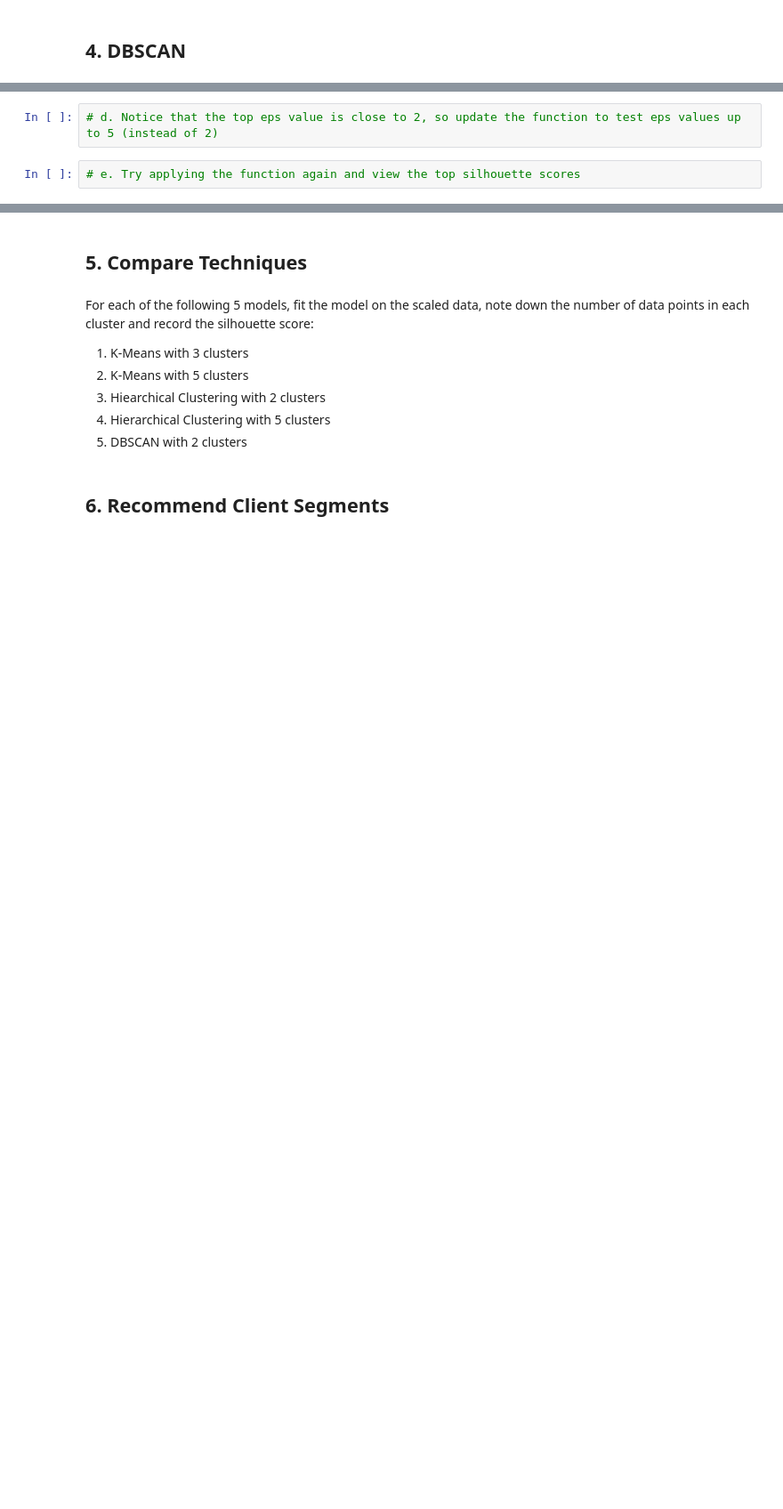
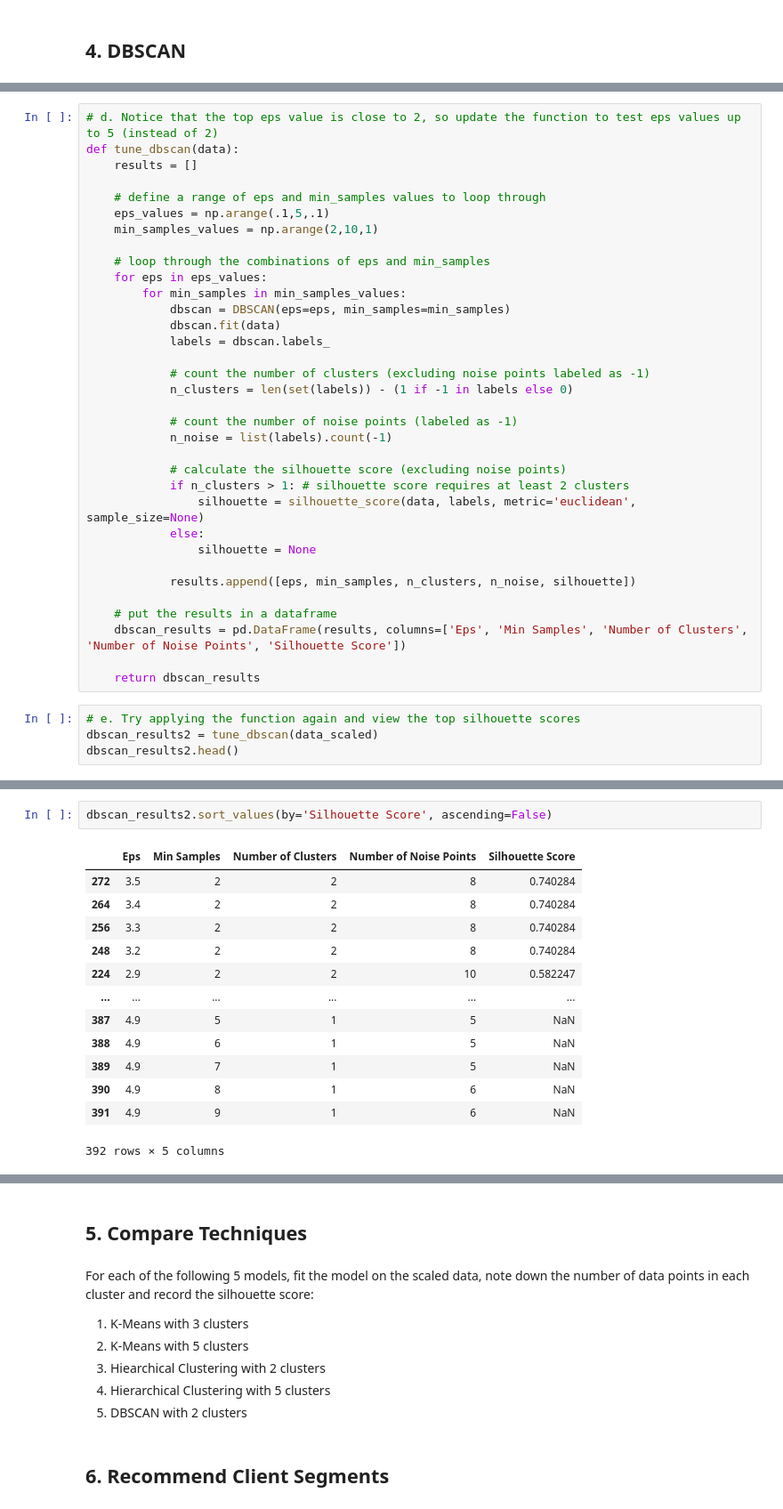
Before and after one commit to Camiloesp/PythonDataScience_UnsupervisedML, a Jupyter notebook: Course Assignment Notebooks/section05_clustering_project.ipynb, the cells around one changed output, grey strips where cells are left out. Shown: that part at 89% size. Cells and saved outputs as stored; diff of their text form; blank space fills up the shorter version.

```diff
--- a/Course Assignment Notebooks/section05_clustering_project.ipynb
+++ b/Course Assignment Notebooks/section05_clustering_project.ipynb
@@ -324,4 +413,38 @@ for n in range(2,21):
 # %%
 # d. Notice that the top eps value is close to 2, so update the function to test eps values up to 5 (instead of 2)
+def tune_dbscan(data):
+    results = []
+
+    # define a range of eps and min_samples values to loop through
+    eps_values = np.arange(.1,5,.1)
+    min_samples_values = np.arange(2,10,1)
+
+    # loop through the combinations of eps and min_samples
+    for eps in eps_values:
+        for min_samples in min_samples_values:
+            dbscan = DBSCAN(eps=eps, min_samples=min_samples)
+            dbscan.fit(data)
+            labels = dbscan.labels_
+
+            # count the number of clusters (excluding noise points labeled as -1)
+            n_clusters = len(set(labels)) - (1 if -1 in labels else 0)
+
+            # count the number of noise points (labeled as -1)
+            n_noise = list(labels).count(-1)
+
+            # calculate the silhouette score (excluding noise points)
+            if n_clusters > 1: # silhouette score requires at least 2 clusters
+                silhouette = silhouette_score(data, labels, metric='euclidean', sample_size=None)
+            else:
+                silhouette = None
+
+            results.append([eps, min_samples, n_clusters, n_noise, silhouette])
+
+    # put the results in a dataframe
+    dbscan_results = pd.DataFrame(results, columns=['Eps', 'Min Samples', 'Number of Clusters', 'Number of Noise Points', 'Silhouette Score'])
+
+    return dbscan_results
 # %%
 # e. Try applying the function again and view the top silhouette scores
+dbscan_results2 = tune_dbscan(data_scaled)
+dbscan_results2.head()
@@ -327,0 +458,16 @@ for n in range(2,21):
+# %%
+dbscan_results2.sort_values(by='Silhouette Score', ascending=False)
+# %% [output]
+|  | Eps | Min Samples | Number of Clusters | Number of Noise Points | Silhouette Score |
+| 272 | 3.5 | 2 | 2 | 8 | 0.740284 |
+| 264 | 3.4 | 2 | 2 | 8 | 0.740284 |
+| 256 | 3.3 | 2 | 2 | 8 | 0.740284 |
+| 248 | 3.2 | 2 | 2 | 8 | 0.740284 |
+| 224 | 2.9 | 2 | 2 | 10 | 0.582247 |
+| ... | ... | ... | ... | ... | ... |
+| 387 | 4.9 | 5 | 1 | 5 | NaN |
+| 388 | 4.9 | 6 | 1 | 5 | NaN |
+| 389 | 4.9 | 7 | 1 | 5 | NaN |
+| 390 | 4.9 | 8 | 1 | 6 | NaN |
+| 391 | 4.9 | 9 | 1 | 6 | NaN |
+392 rows × 5 columns
```
Also changed, not shown: parts of 9 cells of this notebook.
